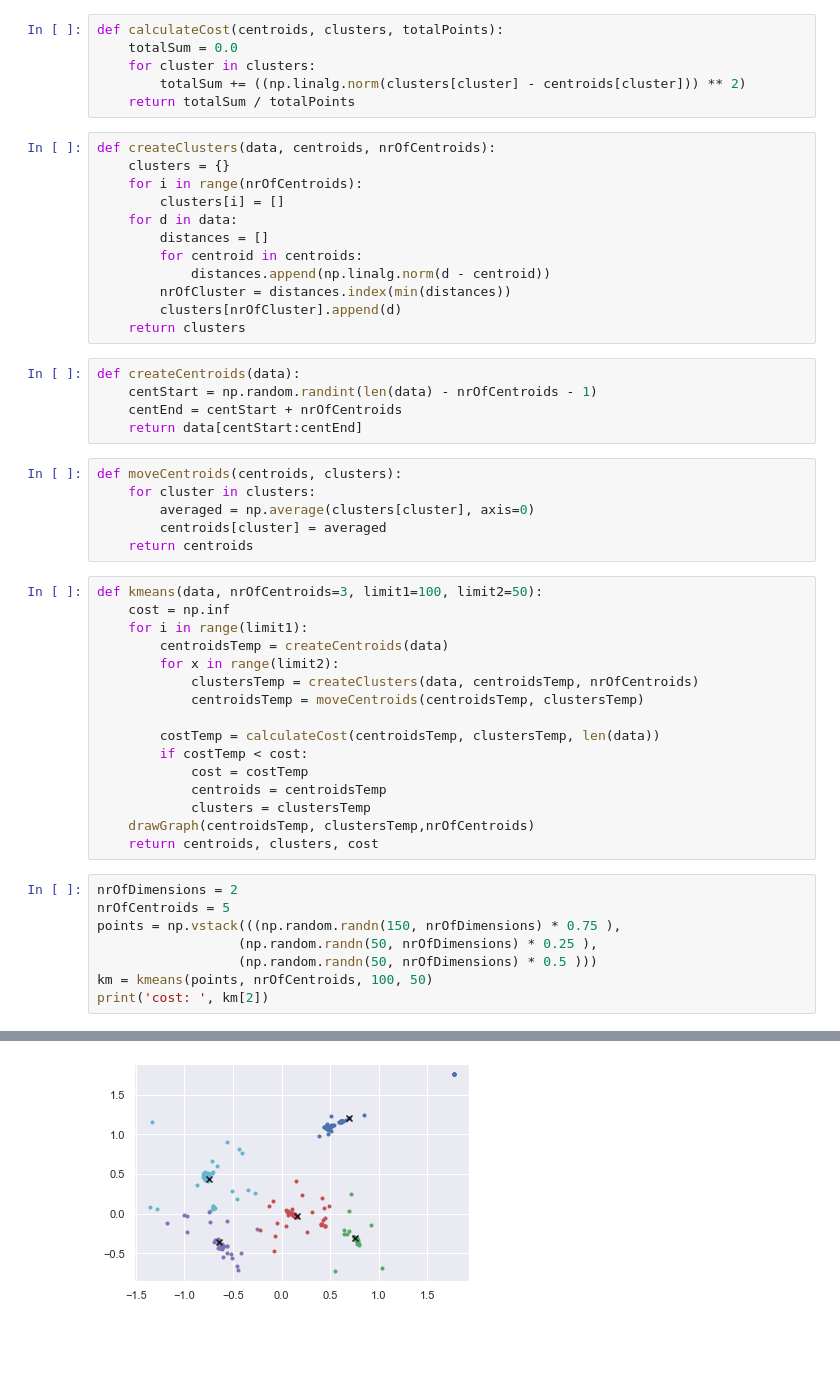
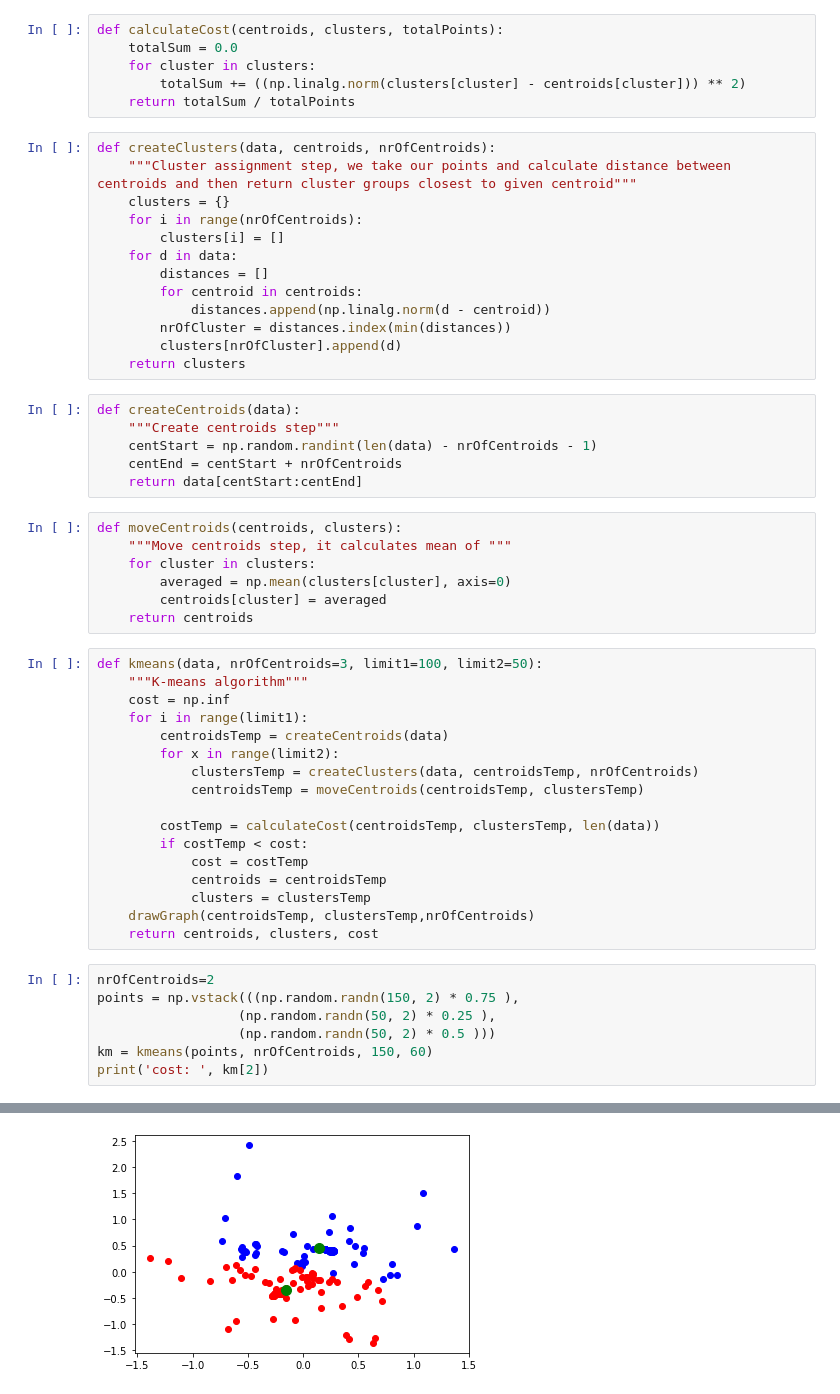
Before and after one commit to LSWarss/Machine_Learning_Studies, a Jupyter notebook: K-Mean.ipynb, the cells around one changed output, grey strips where cells are left out. Saved outputs shown, nothing was run; the diff lists cells and outputs as text; blank space fills up the shorter version.

Commit message:
Minor tweaks to K-means

```diff
--- a/K-Mean.ipynb
+++ b/K-Mean.ipynb
@@ -19,6 +19,7 @@ def calculateCost(centroids, clusters, totalPoints):
     return totalSum / totalPoints
 # %%
 def createClusters(data, centroids, nrOfCentroids):
+    """Cluster assignment step, we take our points and calculate distance between centroids and then return cluster groups closest to given centroid"""
     clusters = {}
     for i in range(nrOfCentroids):
         clusters[i] = []
@@ -31,17 +32,20 @@ def createClusters(data, centroids, nrOfCentroids):
     return clusters
 # %%
 def createCentroids(data):
+    """Create centroids step"""
     centStart = np.random.randint(len(data) - nrOfCentroids - 1)
     centEnd = centStart + nrOfCentroids
     return data[centStart:centEnd]
 # %%
 def moveCentroids(centroids, clusters):
+    """Move centroids step, it calculates mean of """
     for cluster in clusters:
-        averaged = np.average(clusters[cluster], axis=0)
+        averaged = np.mean(clusters[cluster], axis=0)
         centroids[cluster] = averaged
     return centroids
 # %%
 def kmeans(data, nrOfCentroids=3, limit1=100, limit2=50):
+    """K-means algorithm"""
     cost = np.inf
     for i in range(limit1):
         centroidsTemp = createCentroids(data)
@@ -57,11 +61,10 @@ def kmeans(data, nrOfCentroids=3, limit1=100, limit2=50):
     drawGraph(centroidsTemp, clustersTemp,nrOfCentroids)
     return centroids, clusters, cost
 # %%
-nrOfDimensions = 2
-nrOfCentroids = 5
-points = np.vstack(((np.random.randn(150, nrOfDimensions) * 0.75 ),
-                  (np.random.randn(50, nrOfDimensions) * 0.25 ),
-                  (np.random.randn(50, nrOfDimensions) * 0.5 )))
-km = kmeans(points, nrOfCentroids, 100, 50)
+nrOfCentroids=2
+points = np.vstack(((np.random.randn(150, 2) * 0.75 ),
+                  (np.random.randn(50, 2) * 0.25 ),
+                  (np.random.randn(50, 2) * 0.5 )))
+km = kmeans(points, nrOfCentroids, 150, 60)
 print('cost: ', km[2])
 # %% [output]
@@ -69 +72 @@ cost:  0.07748537763773491
-[figure, old version]
+[figure, new version]
```
Also changed, not shown: parts of 3 cells of this notebook.
